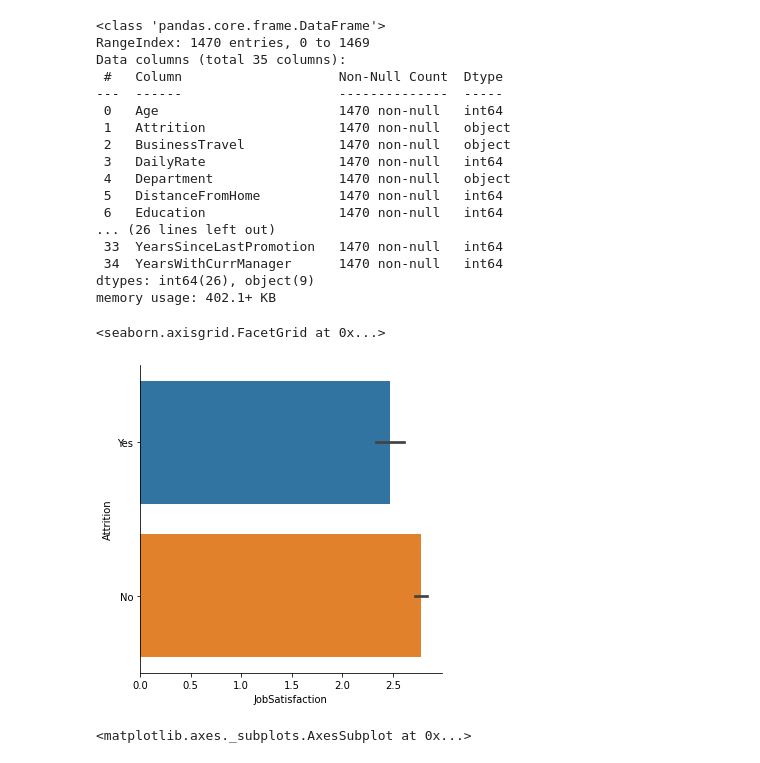
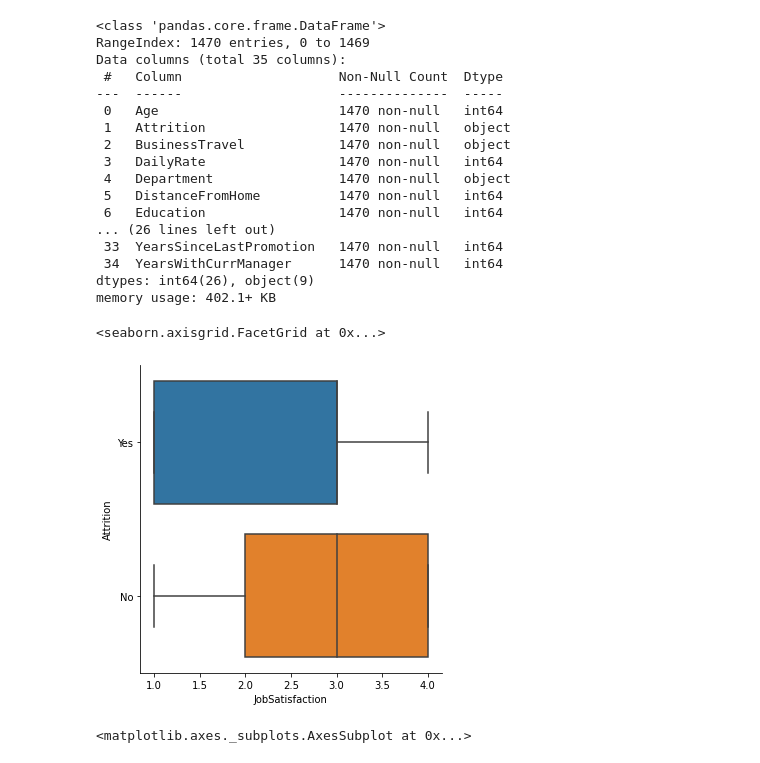
Before and after one commit to pereira-tony/td1-nosql-m1-web, a Jupyter notebook: Exercices/DataVis/Exercice_partie_3_4_5.ipynb, the cells around one changed output. Drawn from its saved outputs; the diff is of its cells as text; code cells hidden in the pictures.

```diff
--- a/Exercices/DataVis/Exercice_partie_3_4_5.ipynb
+++ b/Exercices/DataVis/Exercice_partie_3_4_5.ipynb
@@ -2,35 +2,35 @@
 
 
 import pandas as pa
 import seaborn as sb
 import matplotlib.pyplot as plt
 import numpy as npy
 
 data = pa.read_csv("../DataVis/IBM_HR_ATTRITION.csv")
 
 data.info()
 
-sb.catplot(x="JobSatisfaction", y="Attrition", kind="bar", data=data)
+sb.catplot(x='JobSatisfaction', y='Attrition', data=data, kind='box')
 # %% [output]
 <class 'pandas.core.frame.DataFrame'>
 RangeIndex: 1470 entries, 0 to 1469
 Data columns (total 35 columns):
  #   Column                    Non-Null Count  Dtype
 ---  ------                    --------------  -----
  0   Age                       1470 non-null   int64
  1   Attrition                 1470 non-null   object
  2   BusinessTravel            1470 non-null   object
  3   DailyRate                 1470 non-null   int64
  4   Department                1470 non-null   object
  5   DistanceFromHome          1470 non-null   int64
  6   Education                 1470 non-null   int64
 ... (26 lines left out)
  33  YearsSinceLastPromotion   1470 non-null   int64
  34  YearsWithCurrManager      1470 non-null   int64
 dtypes: int64(26), object(9)
 memory usage: 402.1+ KB
 <seaborn.axisgrid.FacetGrid at 0x...>
-[figure, old version]
+[figure, new version]
 # %%
 
 
```
Also changed, not shown: parts of 10 cells of this notebook, 2 other files.
